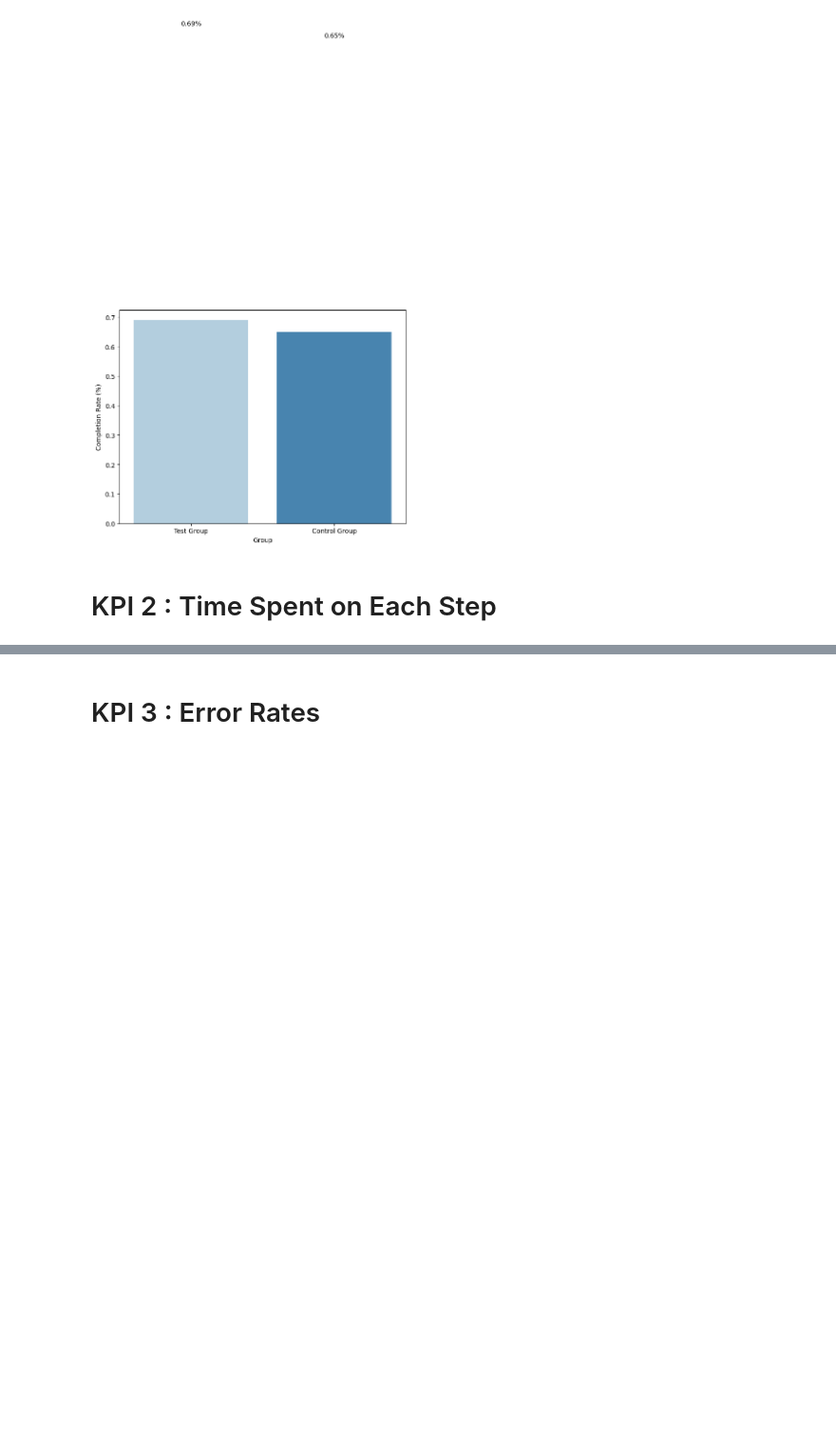
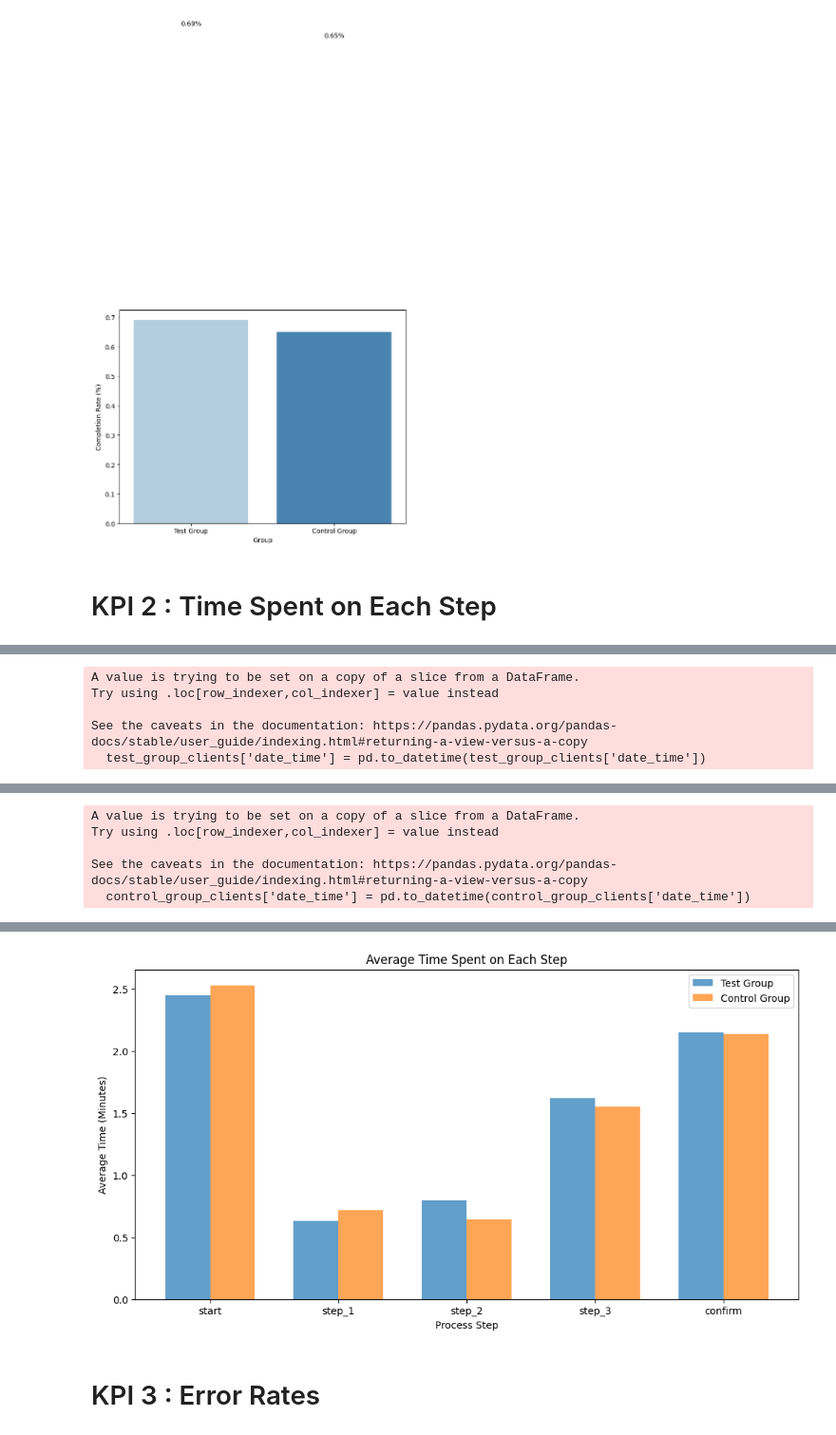
Before and after one commit to mirajkarsneha/vanguard-ab-test, a Jupyter notebook: kpis.ipynb, the cells around one changed output, grey strips where cells are left out. Shown: that part at 95% size. Saved outputs shown, nothing was run; the diff lists cells and outputs as text; code cells hidden in the pictures; blank space fills up the shorter version.

```diff
--- a/kpis.ipynb
+++ b/kpis.ipynb
@@ -146,0 +61,73 @@ confirm       confirm                1729.45                   1073.26
+# %%
+import pandas as pd
+import numpy as np
+import matplotlib.pyplot as plt
+
+# Load data
+df_final_experiment_clients = pd.read_csv('DataFiles/final_data.csv')
+
+# Clean 'Variation' column
+df_final_experiment_clients['Variation'] = df_final_experiment_clients['Variation'].str.strip().str.lower()
+
+# Overall metrics
+clients_started = df_final_experiment_clients['client_id'].nunique()
+clients_reached_confirm = df_final_experiment_clients[df_final_experiment_clients['process_step'] == 'confirm']['client_id'].nunique()
+
+# Separate test and control groups
+test_group_clients = df_final_experiment_clients[df_final_experiment_clients['Variation'] == 'test']
+control_group_clients = df_final_experiment_clients[df_final_experiment_clients['Variation'] == 'control']
+
+# Process Test Group
+test_group_clients['date_time'] = pd.to_datetime(test_group_clients['date_time'])
+test_group_clients = test_group_clients.sort_values(by=['client_id', 'visit_id', 'date_time'])
+test_group_clients['time_diff'] = test_group_clients.groupby(['client_id', 'visit_id'])['date_time'].diff()
+test_group_average_time_per_step = test_group_clients.groupby('process_step')['time_diff'].mean()
+
+print("Test Group - Average Time Spent on Each Step:")
+print(test_group_average_time_per_step)
+
+# Process Control Group
+control_group_clients['date_time'] = pd.to_datetime(control_group_clients['date_time'])
+control_group_clients = control_group_clients.sort_values(by=['client_id', 'visit_id', 'date_time'])
+control_group_clients['time_diff'] = control_group_clients.groupby(['client_id', 'visit_id'])['date_time'].diff()
+control_group_average_time_per_step = control_group_clients.groupby('process_step')['time_diff'].mean()
+
+print("Control Group - Average Time Spent on Each Step:")
+print(control_group_average_time_per_step)
+
+# Reindex to match the desired order of steps
+new_order = ['start', 'step_1', 'step_2', 'step_3', 'confirm']
+test_group_average_time_per_step = test_group_average_time_per_step.reindex(new_order).fillna(pd.Timedelta(seconds=0))
+control_group_average_time_per_step = control_group_average_time_per_step.reindex(new_order).fillna(pd.Timedelta(seconds=0))
+
+# Convert Timedelta to minutes for the summary table
+data = pd.DataFrame({
+    'Step': new_order,
+    'Test Group (Avg Time)': round(test_group_average_time_per_step.dt.total_seconds() / 60, 2),
+    'Control Group (Avg Time)': round(control_group_average_time_per_step.dt.total_seconds() / 60, 2)
+})
+
+# Save to CSV
+data.to_csv('DataFiles/kpi2_time_spent.csv', index=False)
+print(data)
+
+# Plotting
+bar_width = 0.35
+plt.figure(figsize=(12, 6))
+x = np.arange(len(new_order))
+
+plt.bar(x - bar_width / 2, data['Test Group (Avg Time)'], width=bar_width, label='Test Group', alpha=0.7)
+plt.bar(x + bar_width / 2, data['Control Group (Avg Time)'], width=bar_width, label='Control Group', alpha=0.7)
+
+plt.xlabel('Process Step')
+plt.ylabel('Average Time (Minutes)')
+plt.title('Average Time Spent on Each Step')
+plt.xticks(x, new_order)
+plt.legend()
+plt.show()
+# %% [output]
+A value is trying to be set on a copy of a slice from a DataFrame.
+Try using .loc[row_indexer,col_indexer] = value instead
+
+See the caveats in the documentation: https://pandas.pydata.org/pandas-docs/stable/user_guide/indexing.html#returning-a-view-versus-a-copy
+  test_group_clients['date_time'] = pd.to_datetime(test_group_clients['date_time'])
@@ -146,0 +142,5 @@ confirm       confirm                1729.45                   1073.26
+A value is trying to be set on a copy of a slice from a DataFrame.
+Try using .loc[row_indexer,col_indexer] = value instead
+
+See the caveats in the documentation: https://pandas.pydata.org/pandas-docs/stable/user_guide/indexing.html#returning-a-view-versus-a-copy
+  control_group_clients['date_time'] = pd.to_datetime(control_group_clients['date_time'])
@@ -147,3 +162,4 @@ confirm       confirm                1729.45                   1073.26
+[figure, added]
 # %% [markdown]
 # KPI 3 : Error Rates
 # %%
```
Also changed, not shown: parts of 6 cells of this notebook, 1 other file.
